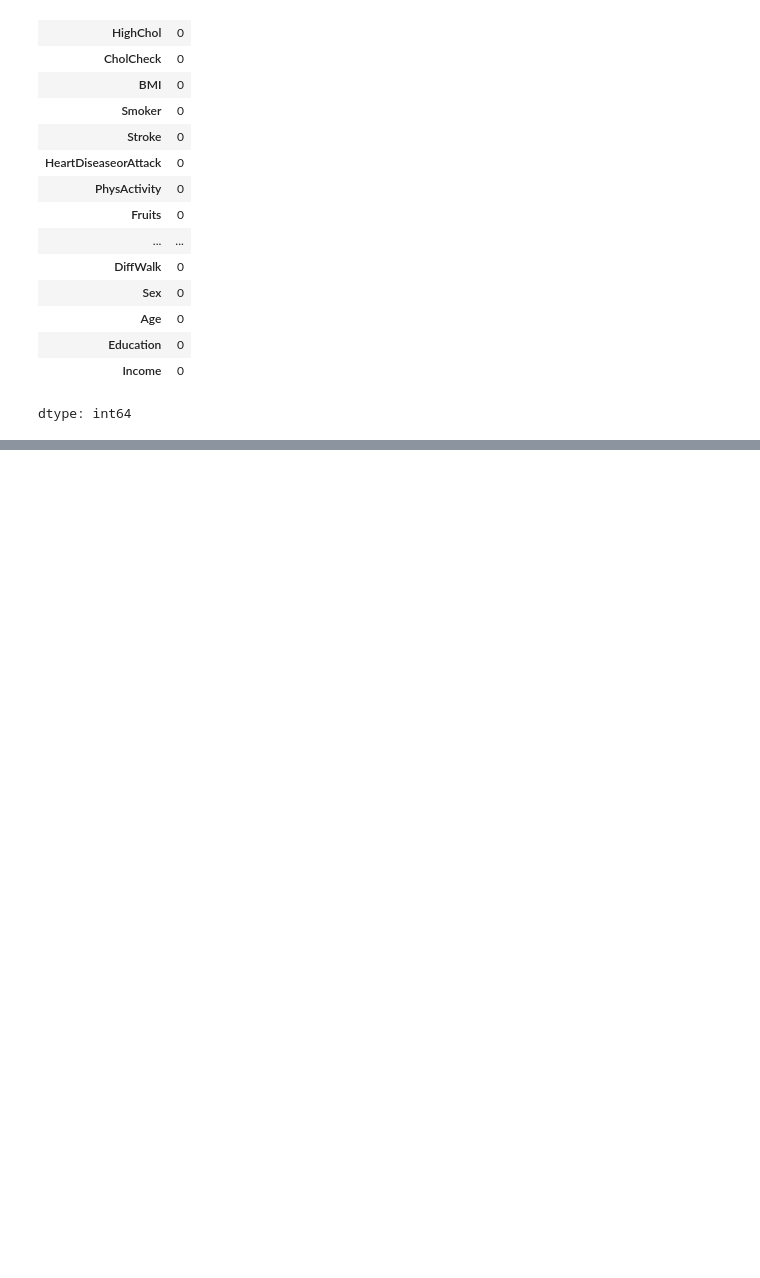
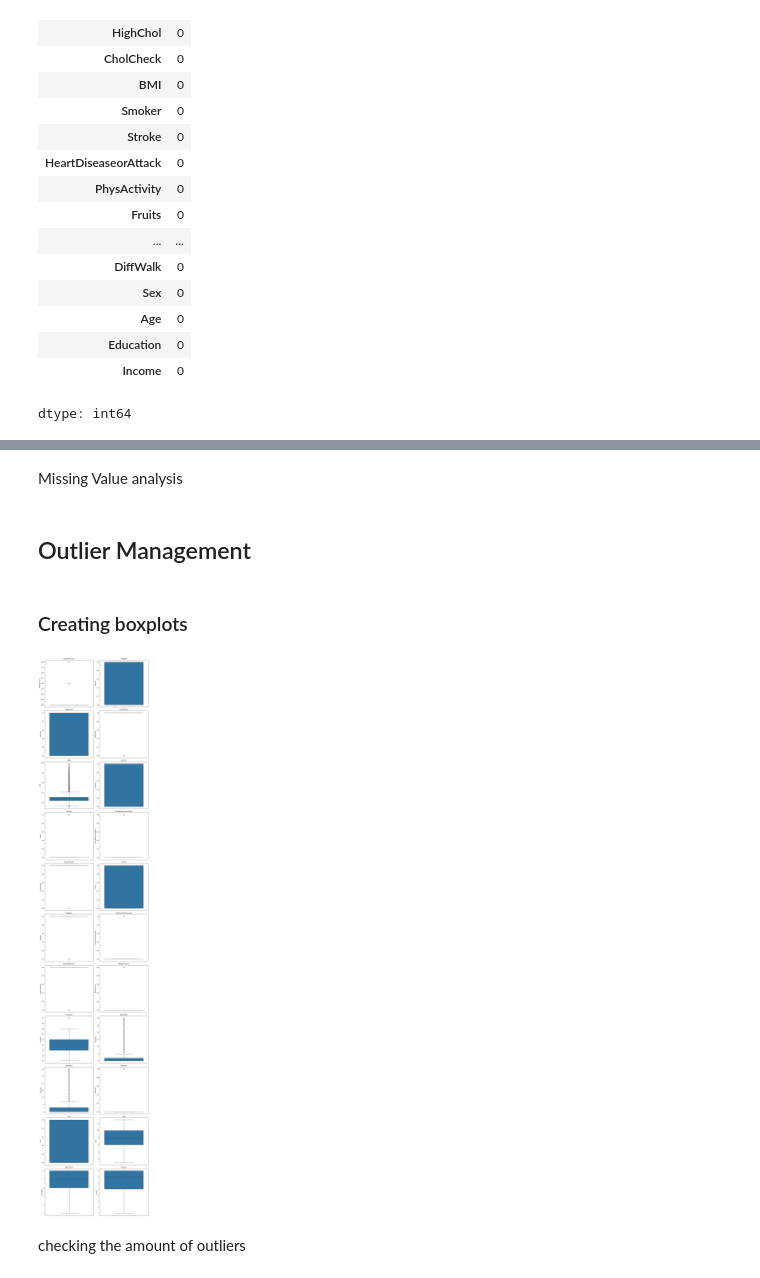
Before and after one commit to Govind-2004/CDC_Diabetes_Health_Indicators_Preprocessing_Dataset, a Jupyter notebook: CDC_Diabetes_Preprocessing_EDA.ipynb, the cells around one changed output, grey strips where cells are left out. Drawn from its saved outputs; the diff is of its cells as text; code cells hidden in the pictures; blank space fills up the shorter version.

```diff
--- a/CDC_Diabetes_Preprocessing_EDA.ipynb
+++ b/CDC_Diabetes_Preprocessing_EDA.ipynb
@@ -171 +171,3 @@ Columns : HighChol
 Name: count, dtype: int64
+# %% [markdown]
+Missing Value analysis
@@ -171,0 +176,20 @@ Name: count, dtype: int64
+# %% [markdown]
+## Outlier Management
+# %% [markdown]
+### Creating boxplots
+# %%
+plt.figure(figsize= (12, 60))
+i= 1
+
+for column in df_cdc:
+  plt.subplot(11,2,i)
+  sns.boxplot(df_cdc[column])
+  plt.title(column)
+  i += 1
+
+plt.tight_layout()
+plt.show()
+# %% [output]
+[figure, added]
+# %% [markdown]
+checking the amount of outliers
```
Also changed, not shown: parts of 13 cells of this notebook.
